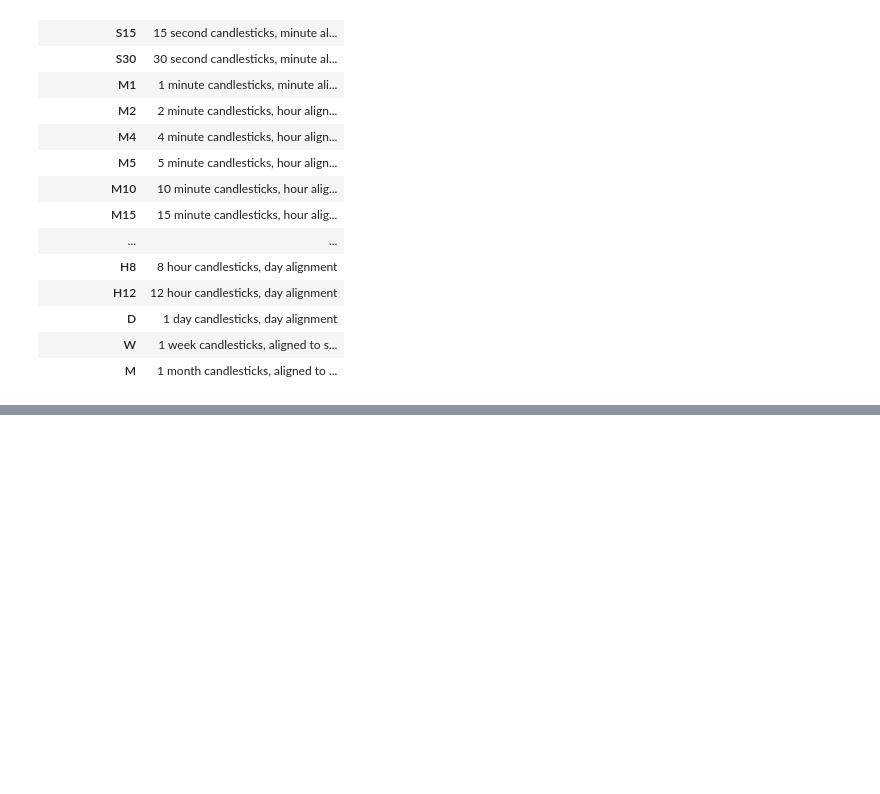
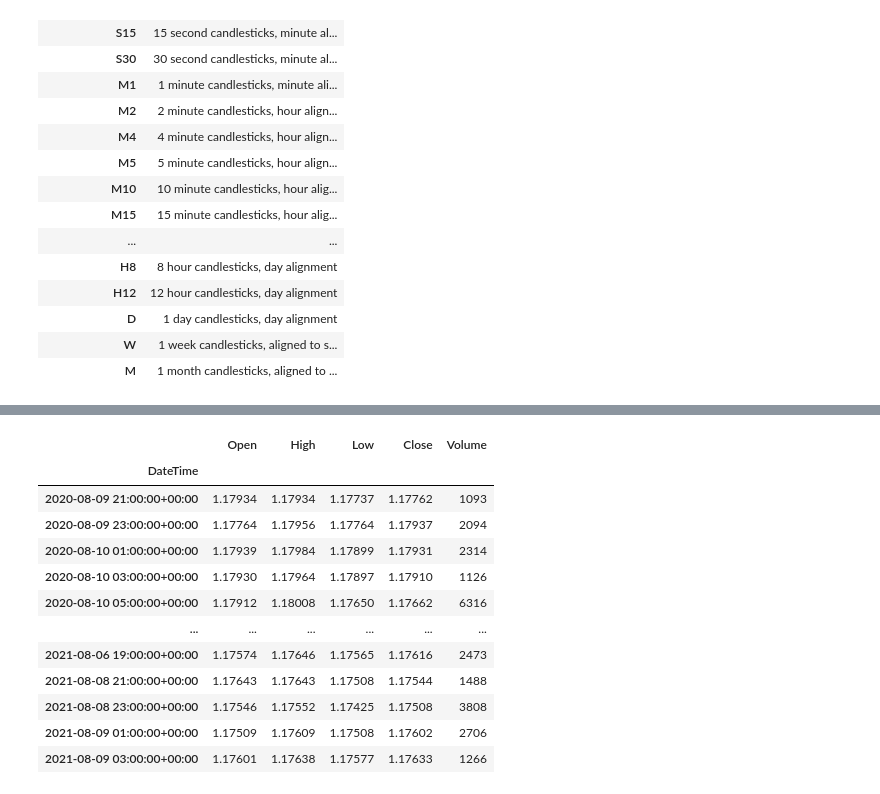
Before and after one commit to KyleHoss/Algo-Research, a Jupyter notebook: oanda-dataGrab.ipynb, the cells around one changed output, grey strips where cells are left out. Saved outputs shown, nothing was run; the diff lists cells and outputs as text; code cells hidden in the pictures; blank space fills up the shorter version.

Commit message:
All Candles Function Updated

```diff
--- a/oanda-dataGrab.ipynb
+++ b/oanda-dataGrab.ipynb
@@ -159,0 +122,86 @@ datetime.datetime(2024, 7, 31, 9, 2, 6, 402854)
+# %%
+ACCOUNT_ID = "001-001-2265866-001"
+API_TOKEN = "591691d91a571232b46b9b87e74145ba-4fc5bc3427b4eb7d79c3501316fdffa0"
+
+API_URL = "api-fxtrade.oanda.com"
+STREAM_URL = "stream-fxtrade.oanda.com"
+
+PRICING_PATH = f"/v3/accounts/{ACCOUNT_ID}/pricing"
+
+
+def test_get_historical_data(instrument, start_date, end_date, granularity='D' ,as_pandas=True):
+        # Must import Necessary Libraries
+        import time
+        import requests
+        import pandas as pd
+
+        # Convert Dates to DateTime objects
+        start_dateTime = pd.to_datetime(start_date)
+        end_dateTime = pd.to_datetime(end_date)
+
+        # Convert Start Date & End Date to a UNIX timestamp
+        unix_start = time.mktime(start_dateTime.timetuple())
+        unix_end = time.mktime(end_dateTime.timetuple())
+
+        # Authorization Header
+        auth_header = {"Authorization": "Bearer "+API_TOKEN}
+
+        # Query Parameters
+        parameters = {"from": str(unix_start),
+                      "to": str(unix_end),
+                      "granularity": granularity}
+
+        # Historical Candle Stick Data URL
+        candle_url = f"/v3/accounts/{ACCOUNT_ID}/instruments/{instrument}/candles"
+
+        # Request for Candle Stick Data
+        json_response = requests.get("https://"+API_URL+candle_url, headers=auth_header, params=parameters).json()
+
+        # Return as Pandas DataFrame
+        if as_pandas is True:
+            # Convert Json to Pandas df
+            candle_df = pd.json_normalize(json_response['candles'])
+
+            # Drop complete Column
+            candle_df.drop('complete', inplace=True, axis=1)
+
+            # Rename Columns
+            candle_df.rename(inplace=True,columns={'time':'DateTime',
+                                                   'volume':'Volume',
+                                                   'mid.o':'Open',
+                                                   'mid.h':'High',
+                                                   'mid.l':'Low',
+                                                   'mid.c':'Close'})
+
+            # Convert Datetime= Column to datetime object
+            candle_df['DateTime'] = pd.to_datetime(candle_df['DateTime'])
+
+            # Set DateTime to Index
+            candle_df.set_index('DateTime',inplace=True)
+
+            # Restructure Column Names
+            candle_df = candle_df[['Open','High','Low','Close','Volume']]
+
+            return candle_df
+        else:
+            return json_response
+
+df = test_get_historical_data(instrument='EUR_USD',
+                            start_date='08/09/2020',
+                            end_date='08/09/2021',
+                            granularity='H2')
+df
+# %% [output]
+|  | Open | High | Low | Close | Volume |
+| DateTime |  |  |  |  |  |
+| 2020-08-09 21:00:00+00:00 | 1.17934 | 1.17934 | 1.17737 | 1.17762 | 1093 |
+| 2020-08-09 23:00:00+00:00 | 1.17764 | 1.17956 | 1.17764 | 1.17937 | 2094 |
+| 2020-08-10 01:00:00+00:00 | 1.17939 | 1.17984 | 1.17899 | 1.17931 | 2314 |
+| 2020-08-10 03:00:00+00:00 | 1.17930 | 1.17964 | 1.17897 | 1.17910 | 1126 |
+| 2020-08-10 05:00:00+00:00 | 1.17912 | 1.18008 | 1.17650 | 1.17662 | 6316 |
+| ... | ... | ... | ... | ... | ... |
+| 2021-08-06 19:00:00+00:00 | 1.17574 | 1.17646 | 1.17565 | 1.17616 | 2473 |
+| 2021-08-08 21:00:00+00:00 | 1.17643 | 1.17643 | 1.17508 | 1.17544 | 1488 |
+| 2021-08-08 23:00:00+00:00 | 1.17546 | 1.17552 | 1.17425 | 1.17508 | 3808 |
+| 2021-08-09 01:00:00+00:00 | 1.17509 | 1.17609 | 1.17508 | 1.17602 | 2706 |
+| 2021-08-09 03:00:00+00:00 | 1.17601 | 1.17638 | 1.17577 | 1.17633 | 1266 |
```
Also changed, not shown: parts of 10 cells of this notebook, 1 other file.
